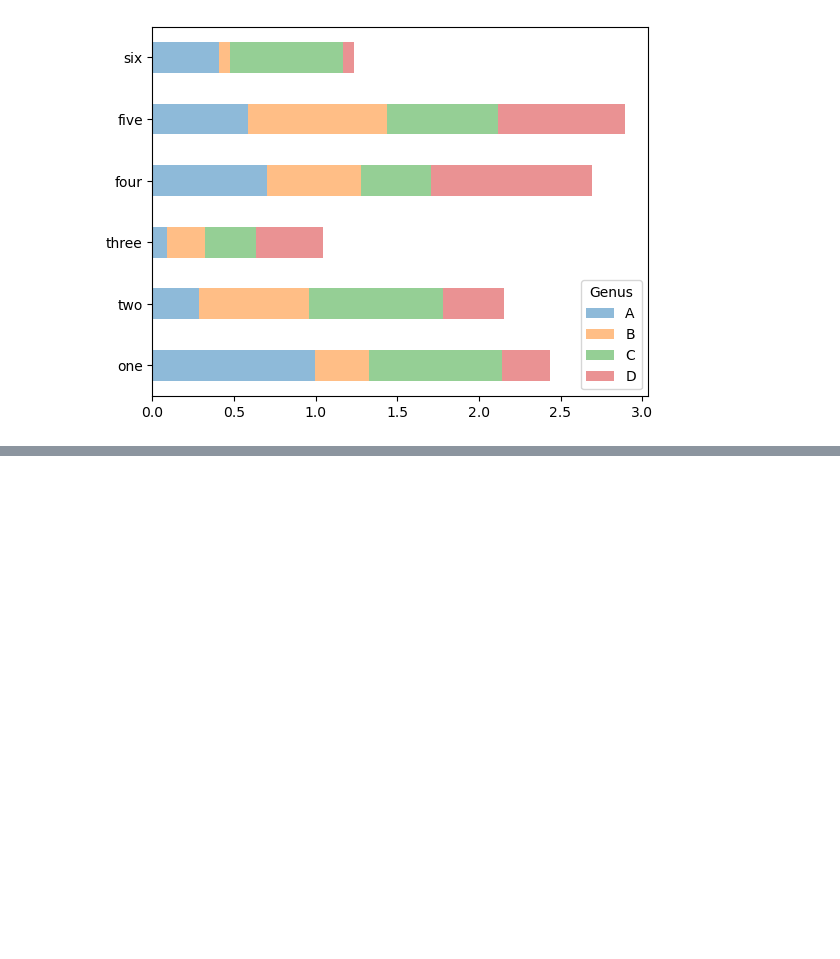
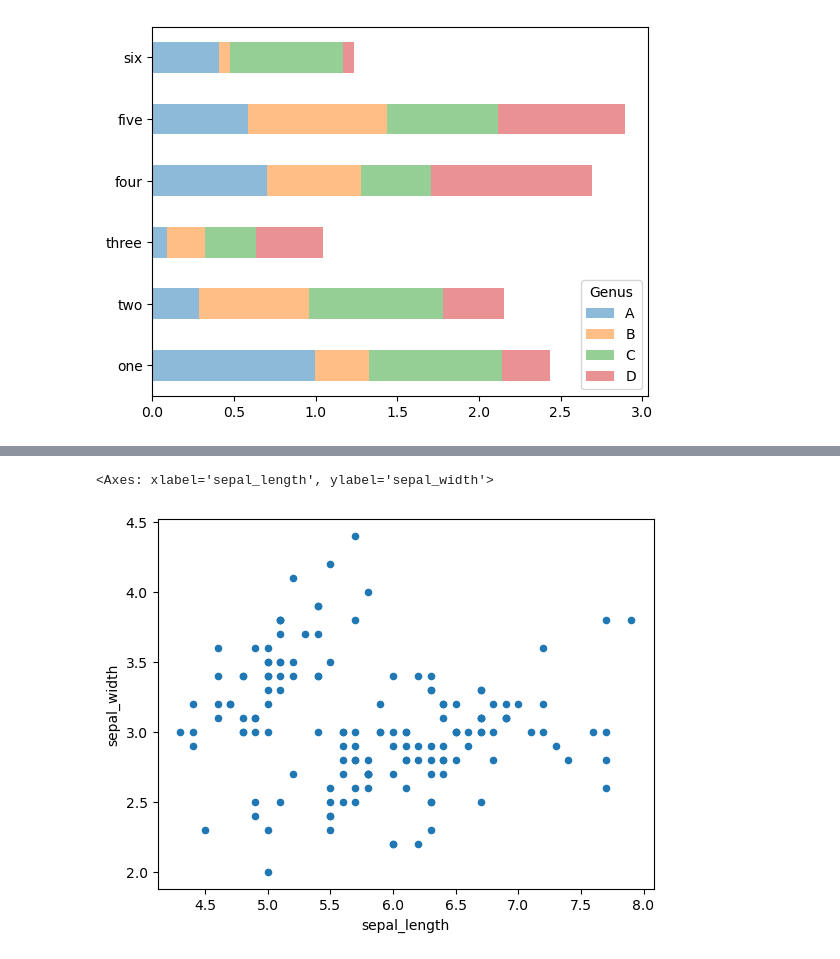
Before and after one commit to ArslanAmanov/Data-Science-Foundations-, a Jupyter notebook: Python for Data Analyses O'reilly_book/ch8_plotting_and_visualization.ipynb, the cells around one changed output, grey strips where cells are left out. Saved outputs shown, nothing was run; the diff lists cells and outputs as text; code cells hidden in the pictures; blank space fills up the shorter version.

```diff
--- a/Python for Data Analyses O'reilly_book/ch8_plotting_and_visualization.ipynb
+++ b/Python for Data Analyses O'reilly_book/ch8_plotting_and_visualization.ipynb
@@ -372,0 +422,17 @@ df.plot.barh(stacked=True, alpha=0.5)
+# %%
+# Scatter plots are a useful way of examining the relationship between two one-dimensional data series.
+# In the following example, we'll use the macrodata dataset introduced in the previous chapter:
+import pandas as pd
+import numpy as np
+import matplotlib.pyplot as plt
+from numpy.random import randn
+from pandas import DataFrame
+from pandas import Series
+import seaborn as sns
+
+df = sns.load_dataset('iris')
+# %%
+df.plot.scatter(x='sepal_length', y='sepal_width')
+# %% [output]
+<Axes: xlabel='sepal_length', ylabel='sepal_width'>
+[figure, added]
```
Also changed, not shown: parts of 6 cells of this notebook.
